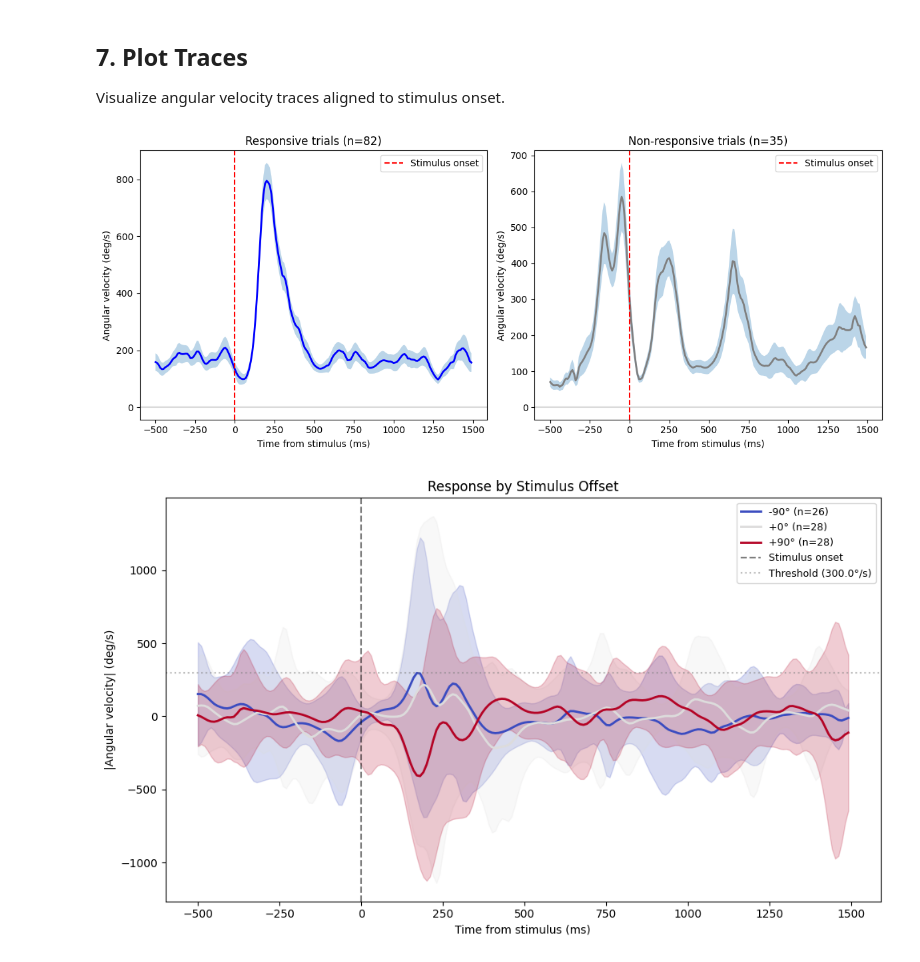
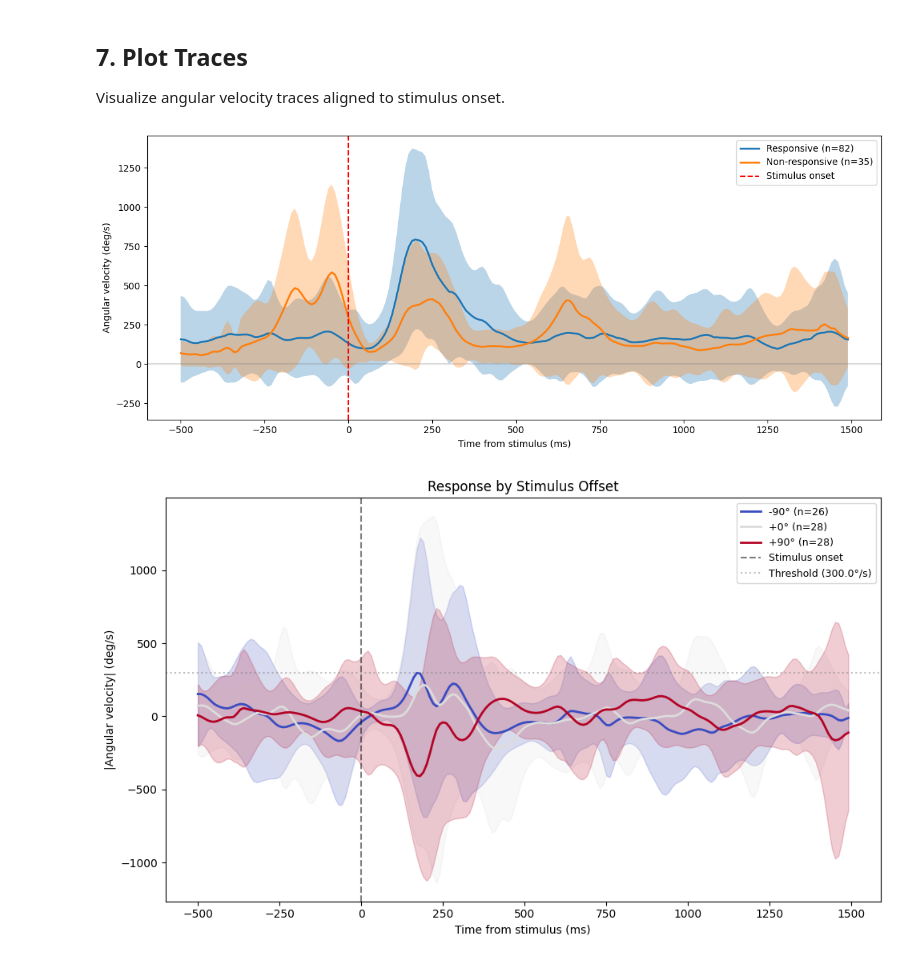
Before and after one commit to elhananby/braidz_analysis, a Jupyter notebook: notebooks/04_visual_stim_analysis.ipynb, the cells around one changed output. Saved outputs shown, nothing was run; the diff lists cells and outputs as text; code cells hidden in the pictures.

```diff
--- a/notebooks/04_visual_stim_analysis.ipynb
+++ b/notebooks/04_visual_stim_analysis.ipynb
@@ -269,51 +269,50 @@ print(stats)
 Visualize angular velocity traces aligned to stimulus onset.
 # %%
 # Plot mean angular velocity traces
-fig, axes = plt.subplots(1, 2, figsize=(12, 5))
+# fig, axes = plt.subplots(1, 2, figsize=(12, 5))
+fig, ax = plt.subplots(1, 1, figsize=(12, 5))
 
 # Time axis (centered on stimulus onset)
 t = np.arange(-STIM_CONFIG.pre_frames, STIM_CONFIG.post_frames) / STIM_CONFIG.fps * 1000
 
 # Responsive trials
 responsive_traces_abs = np.abs(responsive.traces["angular_velocity"])
-ax = axes[0]
 if len(responsive) > 0:
     omega = np.degrees(responsive_traces_abs)  # Convert to deg/s
     mean_omega = np.mean(omega, axis=0)
-    sem_omega = np.std(omega, axis=0) / np.sqrt(len(omega))
+    sem_omega = np.std(omega, axis=0)
+    ax.fill_between(t, mean_omega - sem_omega, mean_omega + sem_omega, alpha=0.3)
+    ax.plot(t, mean_omega, linewidth=2, label=f"Responsive (n={len(responsive)})")
+
+# ax.axvline(0, color="r", linestyle="--", label="Stimulus onset")
+# ax.axhline(0, color="gray", linestyle="-", alpha=0.3)
+# ax.set_xlabel("Time from stimulus (ms)")
+# ax.set_ylabel("Angular velocity (deg/s)")
+# ax.set_title(f"Responsive trials (n={len(responsive)})")
+ax.legend()
+
+# Non-responsive trials
+non_responsive_traces_abs = np.abs(non_responsive.traces["angular_velocity"])
+if len(non_responsive) > 0:
+    omega = np.degrees(non_responsive_traces_abs)
+    mean_omega = np.mean(omega, axis=0)
+    sem_omega = np.std(omega, axis=0)
 
     ax.fill_between(t, mean_omega - sem_omega, mean_omega + sem_omega, alpha=0.3)
-    ax.plot(t, mean_omega, "b-", linewidth=2)
+    ax.plot(t, mean_omega, linewidth=2, label=f"Non-responsive (n={len(non_responsive)})")
 
 ax.axvline(0, color="r", linestyle="--", label="Stimulus onset")
 ax.axhline(0, color="gray", linestyle="-", alpha=0.3)
 ax.set_xlabel("Time from stimulus (ms)")
 ax.set_ylabel("Angular velocity (deg/s)")
-ax.set_title(f"Responsive trials (n={len(responsive)})")
+# ax.set_title(f"Non-responsive trials (n={len(non_responsive)})")
 ax.legend()
 
-# Non-responsive trials
-non_responsive_traces_abs = np.abs(non_responsive.traces["angular_velocity"])
-ax = axes[1]
-if len(non_responsive) > 0:
-    omega = np.degrees(non_responsive_traces_abs)
-    mean_omega = np.mean(omega, axis=0)
-    sem_omega = np.std(omega, axis=0) / np.sqrt(len(omega))
-
-    ax.fill_between(t, mean_omega - sem_omega, mean_omega + sem_omega, alpha=0.3)
-    ax.plot(t, mean_omega, "gray", linewidth=2)
-
-ax.axvline(0, color="r", linestyle="--", label="Stimulus onset")
-ax.axhline(0, color="gray", linestyle="-", alpha=0.3)
-ax.set_xlabel("Time from stimulus (ms)")
-ax.set_ylabel("Angular velocity (deg/s)")
-ax.set_title(f"Non-responsive trials (n={len(non_responsive)})")
-ax.legend()
 
 plt.tight_layout()
 plt.show()
 # %% [output]
-[figure, old version]
+[figure, new version]
 # %%
 # Plot mean and std traces grouped by stimulus_offset_deg
 fig, ax = plt.subplots(figsize=(10, 6))
```
Also changed, not shown: parts of 9 cells of this notebook, 2 other files.
